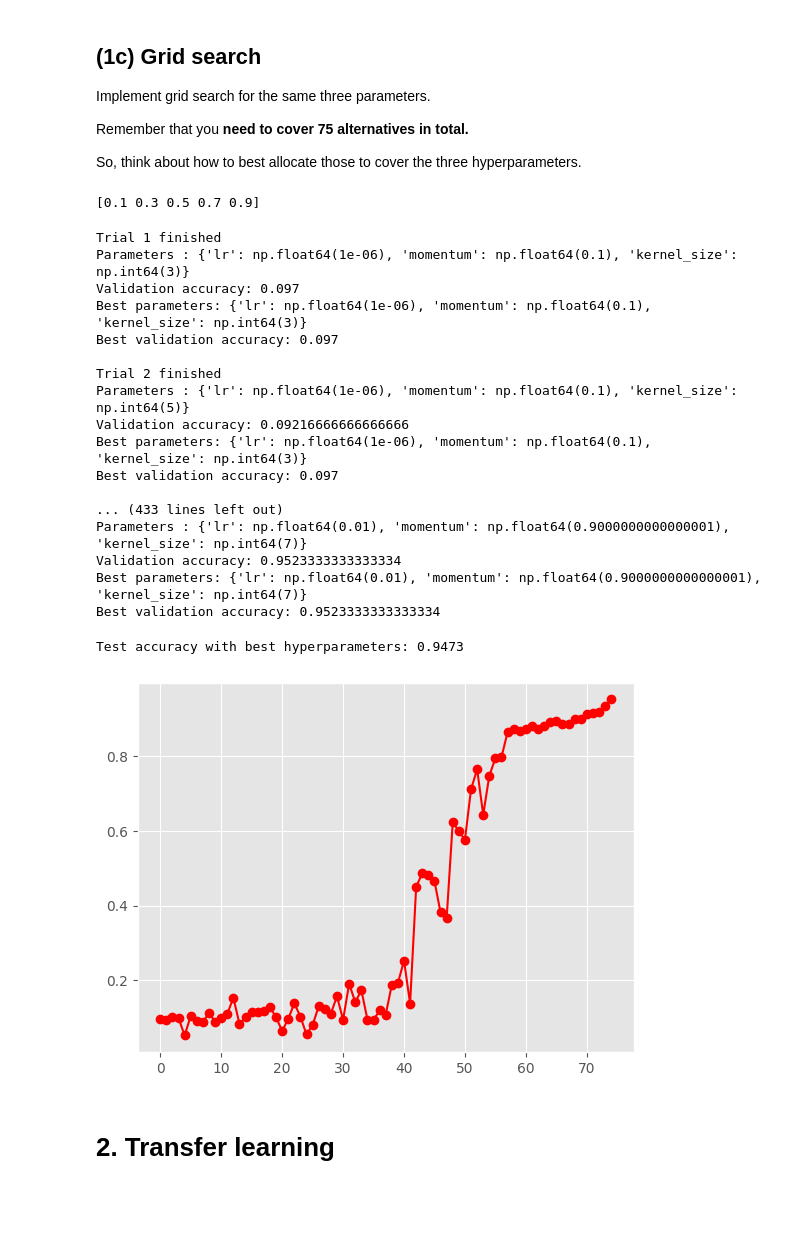
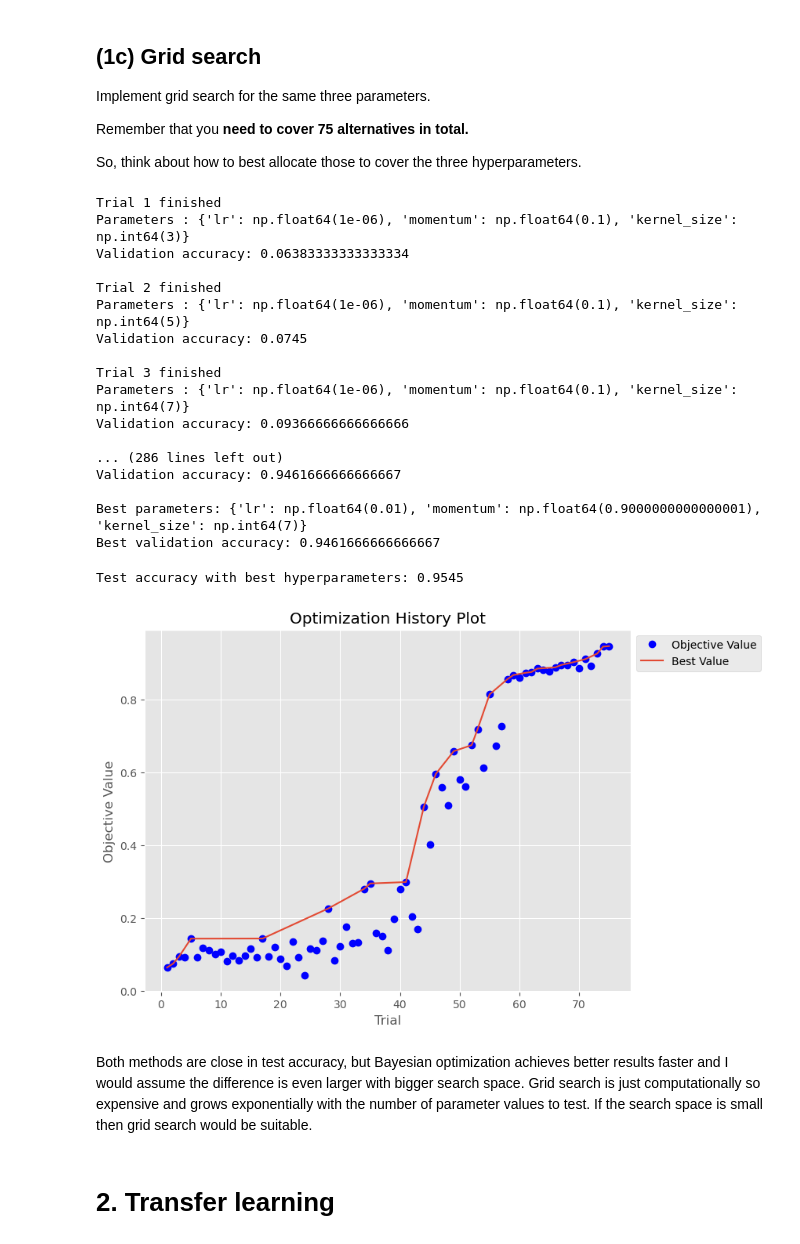
Before and after one commit to macpalor/NNDL-2025, a Jupyter notebook: ex3/exercise_3_template.ipynb, the cells around one changed output. Cells and saved outputs as stored; diff of their text form; code cells hidden in the pictures; blank space fills up the shorter version.

```diff
--- a/ex3/exercise_3_template.ipynb
+++ b/ex3/exercise_3_template.ipynb
@@ -193,8 +159,3 @@ def train_test(parameters):
     net = train(net, combined_loader, parameters)
     test_accuracy = evaluate(net, test_loader)
     return test_accuracy
-# %%
-params = {"lr": 0.001, "momentum": 0.0, "kernel_size": 16}
-model = CNN(kernel_size=5).to(device)
-net = train(model, train_loader, params)
-print(net)
@@ -304,19 +246,18 @@ Remember that you **need to cover 75 alternatives in total.**
 
 So, think about how to best allocate those to cover the three hyperparameters.
 # %%
-torch.manual_seed(seed)
-
 lr = np.geomspace(1e-6, 1e-2, 5)
 momentum = np.arange(0.1, 1.0, 0.2)
 kernel_size = np.array([3, 5, 7])
-print(momentum)
+
 parameters = {"lr": lr, "momentum": momentum, "kernel_size": kernel_size}
 
 best_acc = 0.0
-#best_params = {param:0.0 for param in "lr momentum kernel_size".split()}
+best_acc_history = {"trial": [], "acc": []}
 best_params = {}
 val_accs = []
 n_trial = 1
+
 for l in lr:
     for m in momentum:
         for k in kernel_size:
@@ -327,6 +268,8 @@ for l in lr:
 
             if val_accuracy > best_acc:
                 best_acc = val_accuracy
+                best_acc_history["trial"].append(n_trial)
+                best_acc_history["acc"].append(best_acc)
                 best_params = parameters
 
             val_accs.append(val_accuracy)
@@ -334,39 +277,47 @@ for l in lr:
             print(f"Trial {n_trial} finished")
             print(f"Parameters : {parameters}")
             print(f"Validation accuracy: {val_accuracy}")
-            print(f"Best parameters: {best_params}")
-            print(f"Best validation accuracy: {best_acc}")
             print()
             n_trial += 1
+
+print(f"Best parameters: {best_params}")
+print(f"Best validation accuracy: {best_acc}")
 # %% [output]
-[0.1 0.3 0.5 0.7 0.9]
+Trial 1 finished
+Parameters : {'lr': np.float64(1e-06), 'momentum': np.float64(0.1), 'kernel_size': np.int64(3)}
+Validation accuracy: 0.06383333333333334
+
+Trial 2 finished
+Parameters : {'lr': np.float64(1e-06), 'momentum': np.float64(0.1), 'kernel_size': np.int64(5)}
+Validation accuracy: 0.0745
+
+Trial 3 finished
+Parameters : {'lr': np.float64(1e-06), 'momentum': np.float64(0.1), 'kernel_size': np.int64(7)}
+Validation accuracy: 0.09366666666666666
+
+... (286 lines left out)
+Validation accuracy: 0.9461666666666667
+
+Best parameters: {'lr': np.float64(0.01), 'momentum': np.float64(0.9000000000000001), 'kernel_size': np.int64(7)}
+Best validation accuracy: 0.9461666666666667
-Trial 1 finished
-Parameters : {'lr': np.float64(1e-06), 'momentum': np.float64(0.1), 'kernel_size': np.int64(3)}
-Validation accuracy: 0.097
-Best parameters: {'lr': np.float64(1e-06), 'momentum': np.float64(0.1), 'kernel_size': np.int64(3)}
-Best validation accuracy: 0.097
-
-Trial 2 finished
-Parameters : {'lr': np.float64(1e-06), 'momentum': np.float64(0.1), 'kernel_size': np.int64(5)}
-Validation accuracy: 0.09216666666666666
-Best parameters: {'lr': np.float64(1e-06), 'momentum': np.float64(0.1), 'kernel_size': np.int64(3)}
-Best validation accuracy: 0.097
-
-... (433 lines left out)
-Parameters : {'lr': np.float64(0.01), 'momentum': np.float64(0.9000000000000001), 'kernel_size': np.int64(7)}
-Validation accuracy: 0.9523333333333334
-Best parameters: {'lr': np.float64(0.01), 'momentum': np.float64(0.9000000000000001), 'kernel_size': np.int64(7)}
-Best validation accuracy: 0.9523333333333334
 # %%
 test_accuracy = train_test(best_params)
 print("Test accuracy with best hyperparameters:", test_accuracy)
 # %% [output]
-Test accuracy with best hyperparameters: 0.9473
+Test accuracy with best hyperparameters: 0.9545
 # %%
-plt.plot(range(len(val_accs)), val_accs, "ro-")
+plt.figure(figsize=(8, 6))
+plt.plot(range(1, len(val_accs) + 1), val_accs, "bo", label="Objective Value")
+plt.plot(best_acc_history["trial"], best_acc_history["acc"], label="Best Value")
+plt.xlabel("Trial")
+plt.ylabel("Objective Value")
+plt.title("Optimization History Plot")
+plt.legend(loc="upper left", bbox_to_anchor=(1,1))
 plt.show()
 # %% [output]
-[figure, old version]
+[figure, new version]
+# %% [markdown]
+Both methods are close in test accuracy, but Bayesian optimization achieves better results faster and I would assume the difference is even larger with bigger search space. Grid search is just computationally so expensive and grows exponentially with the number of parameter values to test. If the search space is small then grid search would be suitable.
 # %% [markdown]
 # 2. Transfer learning
 # %%
```
Also changed, not shown: parts of 14 cells of this notebook.
